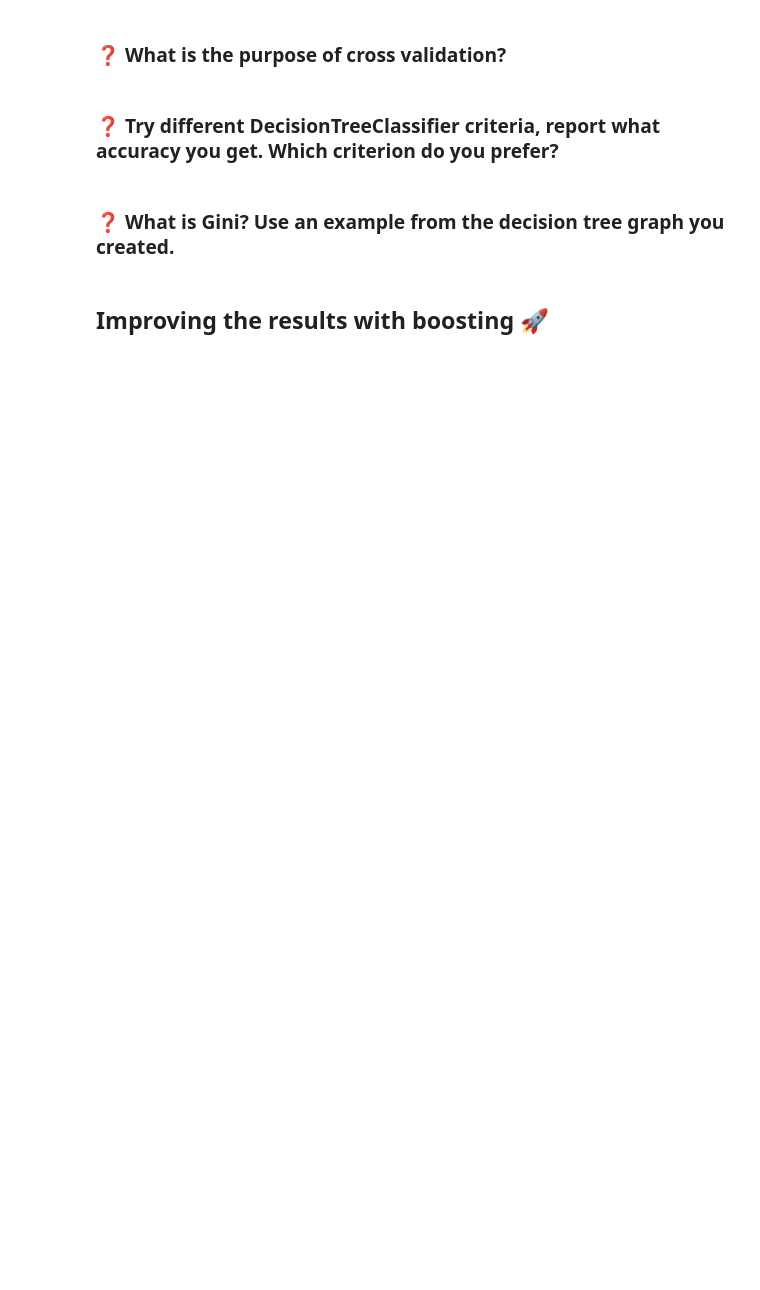
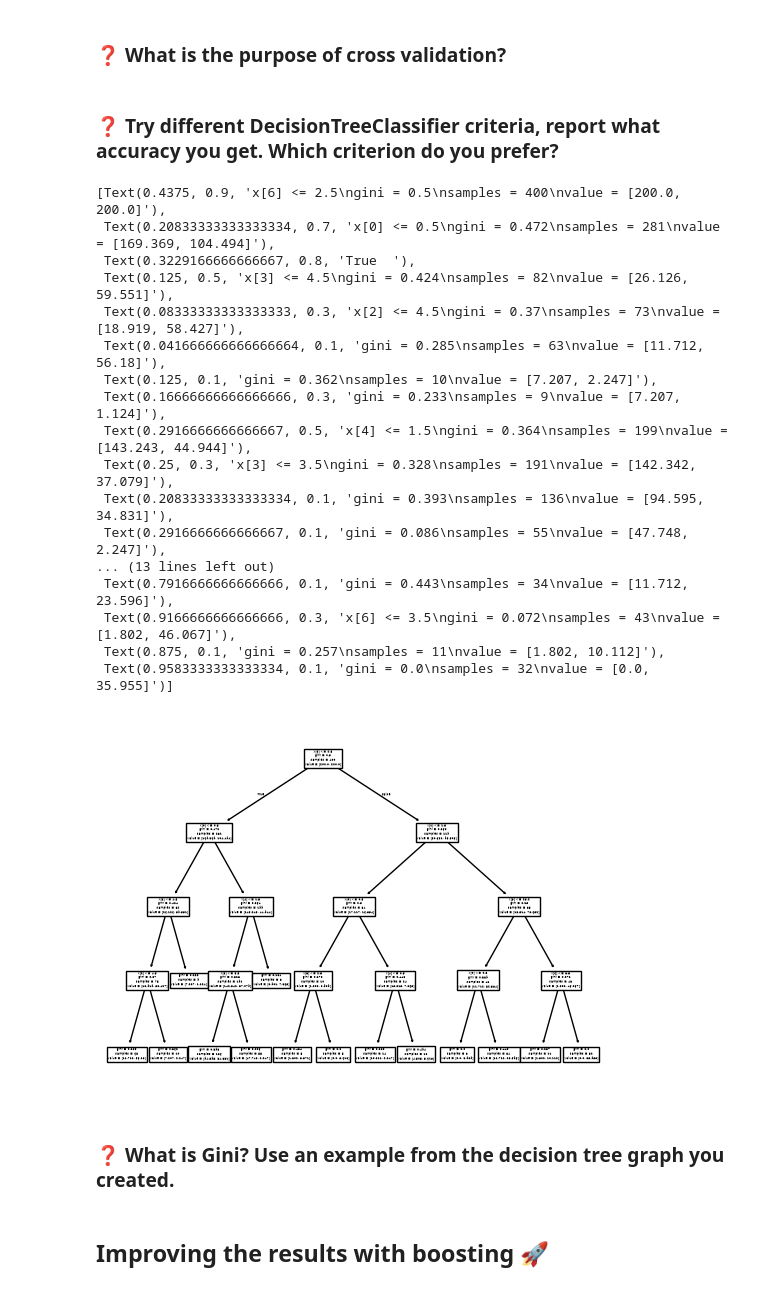
Before and after one commit to ffredz/Intro-ML-prosjekt-2, a Jupyter notebook: Problem2.ipynb, the cells around one changed output. Cells and saved outputs as stored; diff of their text form; code cells hidden in the pictures; blank space fills up the shorter version.

```diff
--- a/Problem2.ipynb
+++ b/Problem2.ipynb
@@ -290,12 +338,44 @@ Male survival rate: 35.7%
 ### ❓ Are there any features that already predict survival better than a random guess?
 # %%
 from sklearn.metrics import accuracy_score
-from sklearn.model_selection import train_test_split, cross_val_score
+from sklearn.model_selection import train_test_split, cross_val_score, GridSearchCV
+
 target = 'survived'
 # ====================================
 # YOUR CODE GOES HERE: Train the model:)
 # ====================================
+X = df[['sex','role','prior_voyages']]
+y=df[target]
+X_train, X_test, y_train, y_test = train_test_split(X,y,test_size=.2, random_state=42, stratify=y)
 
+model = DecisionTreeClassifier(random_state=42)
+param_grid = {
+    'max_depth': [2, 3, 4, 5, 6, 8, 10, None],
+    'min_samples_split': [2, 5, 10, 20],
+    'min_samples_leaf': [1, 2, 5, 10],
+    'criterion': ['gini', 'entropy', 'log_loss'],
+    'class_weight': [None, 'balanced']
+}
+grid_search = GridSearchCV(
+    model,
+    param_grid,
+    cv=10,
+    scoring='accuracy'
+)
+grid_search.fit(X_train, y_train)
+print(grid_search.best_params_)
+print(grid_search.best_score_)
+best_model = grid_search.best_estimator_
+y_pred = best_model.predict(X_test)
+test_accuracy = accuracy_score(y_test, y_pred)
+importance = pd.Series(
+    best_model.feature_importances_,
+    index=X_train.columns
+).sort_values(ascending=False)
+
+print(importance)
 # ====================================
-print(f"CV Accuracy: {cv_scores.mean():.3f} ± {cv_scores.std():.3f}")
-print(f"Test accuracy: {a:.4f}")
+
+print("Training accuracy:", best_model.score(X_train, y_train))
+print("CV accuracy:", grid_search.best_score_)
+print("Test accuracy:", best_model.score(X_test, y_test))
@@ -312,10 +402,30 @@ print(f"Test accuracy: {a:.4f}")
 # %%
 import matplotlib.pyplot as plt
 from sklearn.tree import plot_tree
 
 # ====================================
 # YOUR CODE GOES HERE: Plot the decision tree nodes!
 # ====================================
+plot_tree(best_model)
+# %% [output]
+[Text(0.4375, 0.9, 'x[6] <= 2.5\ngini = 0.5\nsamples = 400\nvalue = [200.0, 200.0]'),
+ Text(0.20833333333333334, 0.7, 'x[0] <= 0.5\ngini = 0.472\nsamples = 281\nvalue = [169.369, 104.494]'),
+ Text(0.3229166666666667, 0.8, 'True  '),
+ Text(0.125, 0.5, 'x[3] <= 4.5\ngini = 0.424\nsamples = 82\nvalue = [26.126, 59.551]'),
+ Text(0.08333333333333333, 0.3, 'x[2] <= 4.5\ngini = 0.37\nsamples = 73\nvalue = [18.919, 58.427]'),
+ Text(0.041666666666666664, 0.1, 'gini = 0.285\nsamples = 63\nvalue = [11.712, 56.18]'),
+ Text(0.125, 0.1, 'gini = 0.362\nsamples = 10\nvalue = [7.207, 2.247]'),
+ Text(0.16666666666666666, 0.3, 'gini = 0.233\nsamples = 9\nvalue = [7.207, 1.124]'),
+ Text(0.2916666666666667, 0.5, 'x[4] <= 1.5\ngini = 0.364\nsamples = 199\nvalue = [143.243, 44.944]'),
+ Text(0.25, 0.3, 'x[3] <= 3.5\ngini = 0.328\nsamples = 191\nvalue = [142.342, 37.079]'),
+ Text(0.20833333333333334, 0.1, 'gini = 0.393\nsamples = 136\nvalue = [94.595, 34.831]'),
+ Text(0.2916666666666667, 0.1, 'gini = 0.086\nsamples = 55\nvalue = [47.748, 2.247]'),
+... (13 lines left out)
+ Text(0.7916666666666666, 0.1, 'gini = 0.443\nsamples = 34\nvalue = [11.712, 23.596]'),
+ Text(0.9166666666666666, 0.3, 'x[6] <= 3.5\ngini = 0.072\nsamples = 43\nvalue = [1.802, 46.067]'),
+ Text(0.875, 0.1, 'gini = 0.257\nsamples = 11\nvalue = [1.802, 10.112]'),
+ Text(0.9583333333333334, 0.1, 'gini = 0.0\nsamples = 32\nvalue = [0.0, 35.955]')]
+[figure, added]
 # %% [markdown]
 ### ❓ What is Gini? Use an example from the decision tree graph you created.
 # %% [markdown]
```
Also changed, not shown: parts of 5 cells of this notebook.
